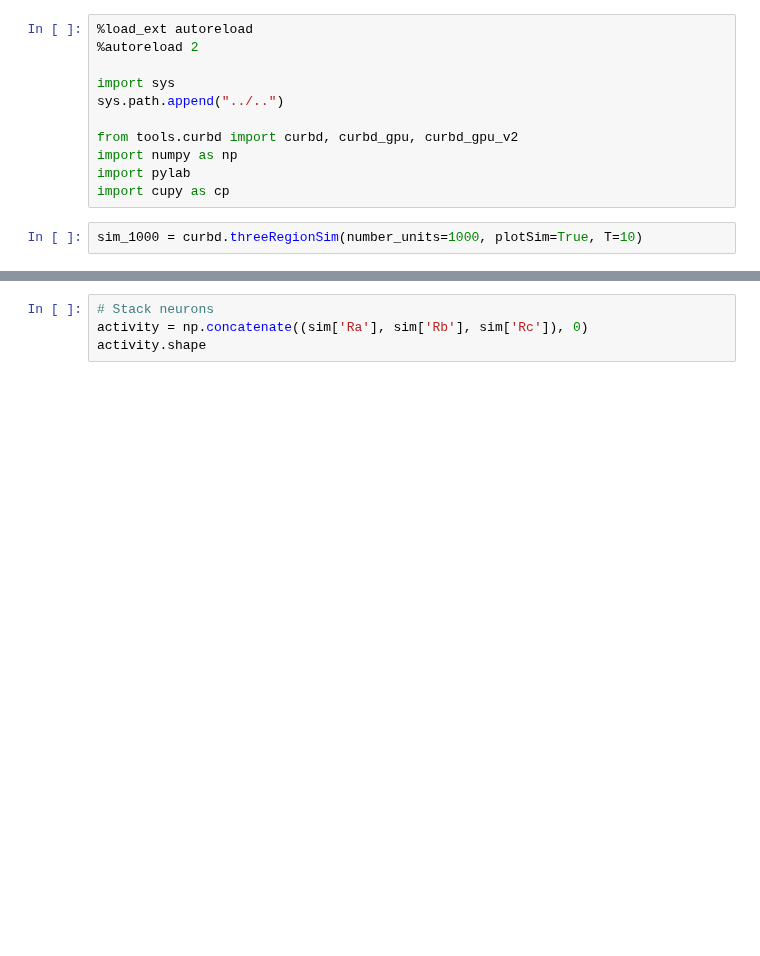
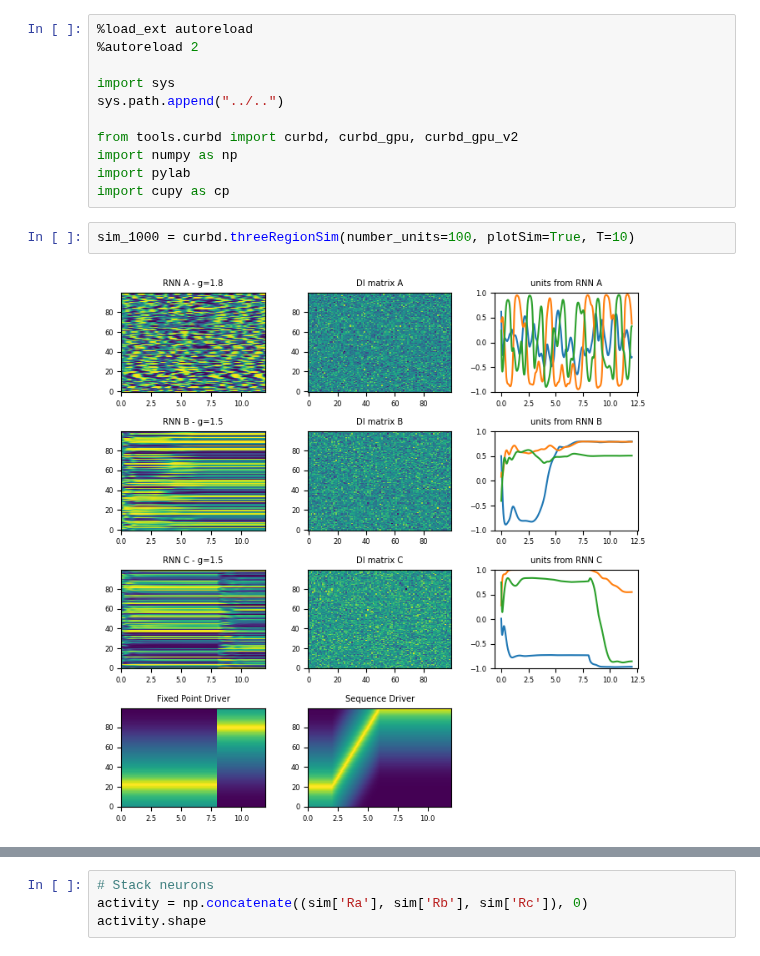
Before and after one commit to martinesparza/earthquake-analysis, a Jupyter notebook: notebooks/testing_stuff/test_curbd.ipynb, the cells around one changed output, grey strips where cells are left out. Cells and saved outputs as stored; diff of their text form; blank space fills up the shorter version.

```diff
--- a/notebooks/testing_stuff/test_curbd.ipynb
+++ b/notebooks/testing_stuff/test_curbd.ipynb
@@ -10,5 +10,7 @@ import numpy as np
 import pylab
 import cupy as cp
 # %%
-sim_1000 = curbd.threeRegionSim(number_units=1000, plotSim=True, T=10)
+sim_1000 = curbd.threeRegionSim(number_units=100, plotSim=True, T=10)
+# %% [output]
+[figure, added]
 # %%
```
Also changed, not shown: parts of 11 cells of this notebook, 13 other files.
